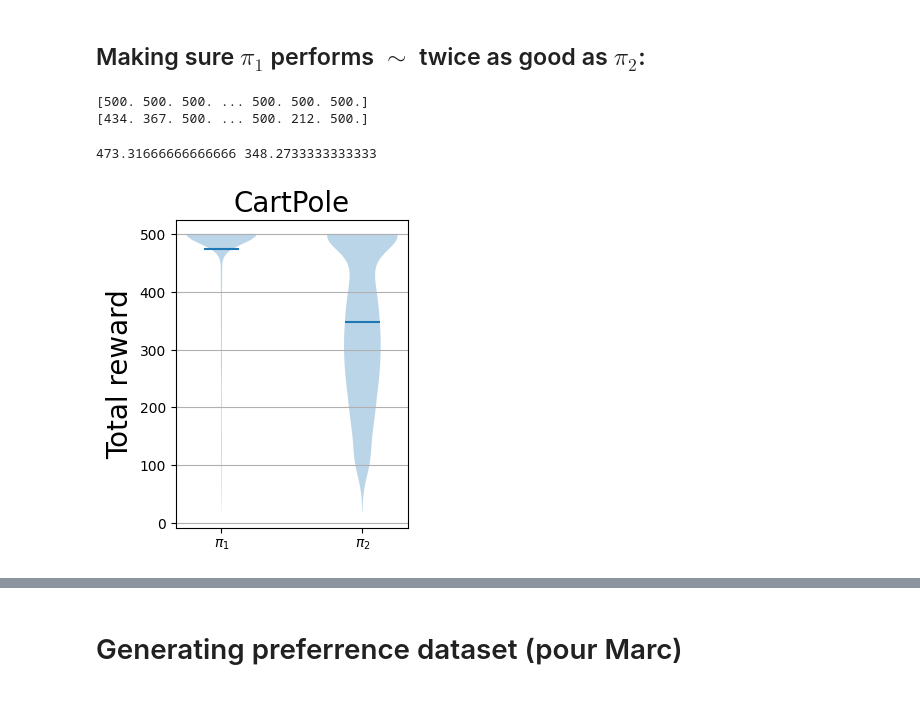
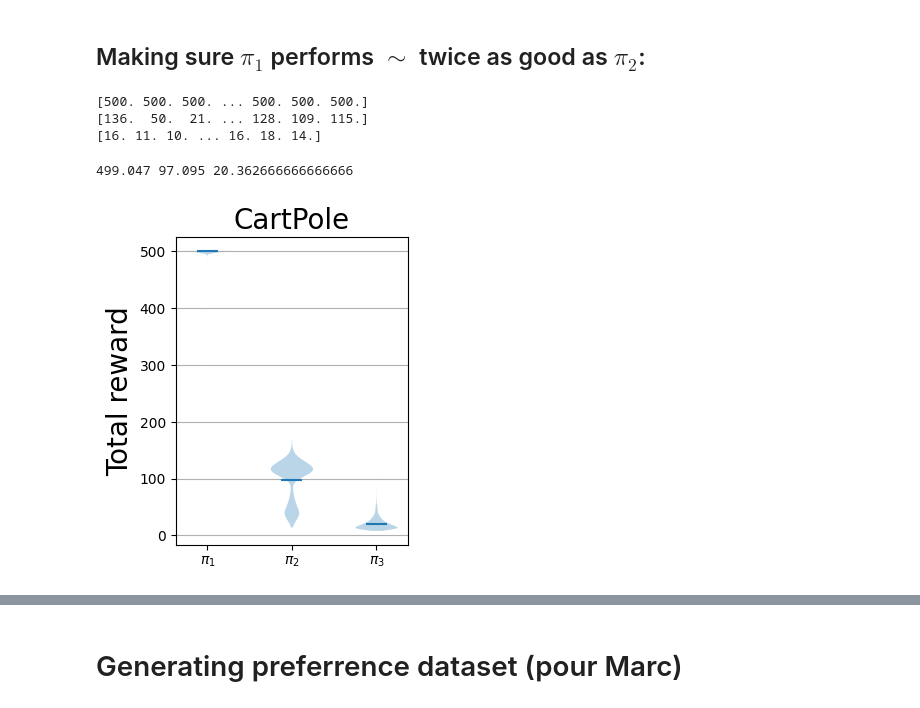
Before and after one commit to noeprat/RLHF_EGGang, a Jupyter notebook: cartpole.ipynb, the cells around one changed output, grey strips where cells are left out. Drawn from its saved outputs; the diff is of its cells as text; code cells hidden in the pictures.

```diff
--- a/cartpole.ipynb
+++ b/cartpole.ipynb
@@ -183,46 +227,51 @@ rewards_for_all_seeds_pi1 = np.loadtxt("saved_data/rewards_for_all_seeds_pi1.csv
                                        				delimiter=",", dtype=float)
 rewards_for_all_seeds_pi2 = np.loadtxt("saved_data/rewards_for_all_seeds_pi2.csv",
                                        				delimiter=",", dtype=float)
+rewards_for_all_seeds_pi3 = np.loadtxt("saved_data/rewards_for_all_seeds_pi3.csv",
+                                       				delimiter=",", dtype=float)
 
 print(rewards_for_all_seeds_pi1)
 print(rewards_for_all_seeds_pi2)
+print(rewards_for_all_seeds_pi3)
 # %% [output]
 [500. 500. 500. ... 500. 500. 500.]
-[434. 367. 500. ... 500. 212. 500.]
+[136.  50.  21. ... 128. 109. 115.]
+[16. 11. 10. ... 16. 18. 14.]
 # %%
 avg_pi1 = np.mean(rewards_for_all_seeds_pi1)
 avg_pi2 = np.mean(rewards_for_all_seeds_pi2)
-print(avg_pi1, avg_pi2)
+avg_pi3 = np.mean(rewards_for_all_seeds_pi3)
+print(avg_pi1, avg_pi2, avg_pi3)
 # %% [output]
-473.31666666666666 348.2733333333333
+499.047 97.095 20.362666666666666
 # %%
 # Create the plot
 fig = plt.figure(figsize=(3, 4))
 ax = fig.add_subplot(111)
 
 
 
-all_data = [rewards_for_all_seeds_pi1, rewards_for_all_seeds_pi2]
+all_data = [rewards_for_all_seeds_pi1, rewards_for_all_seeds_pi2, rewards_for_all_seeds_pi3]
 ax.violinplot(all_data,
               showmeans=True,
               showextrema=False
               #showfliers=False
               )
 
 # Set the labels with a larger font size
 ax.set_ylabel('Total reward', fontsize=20)
 ax.yaxis.grid(True)
 ax.set_xticks([y + 1 for y in range(len(all_data))],
-                  labels=[r'$\pi_1$', r'$\pi_2$'])
+                  labels=[r'$\pi_1$', r'$\pi_2$', r'$\pi_3$'])
 ax.set_title('CartPole', fontsize = 20)
 # Set the tick labels to a larger font size
 ax.tick_params(axis='both', which='major', labelsize=10)
 
 # Add a legend with a specified font size
 
 # Show the plot
 plt.show()
 # %% [output]
-[figure, old version]
+[figure, new version]
 # %%
 ### Plot the learning progress
```
Also changed, not shown: parts of 7 cells of this notebook, 8 other files.
